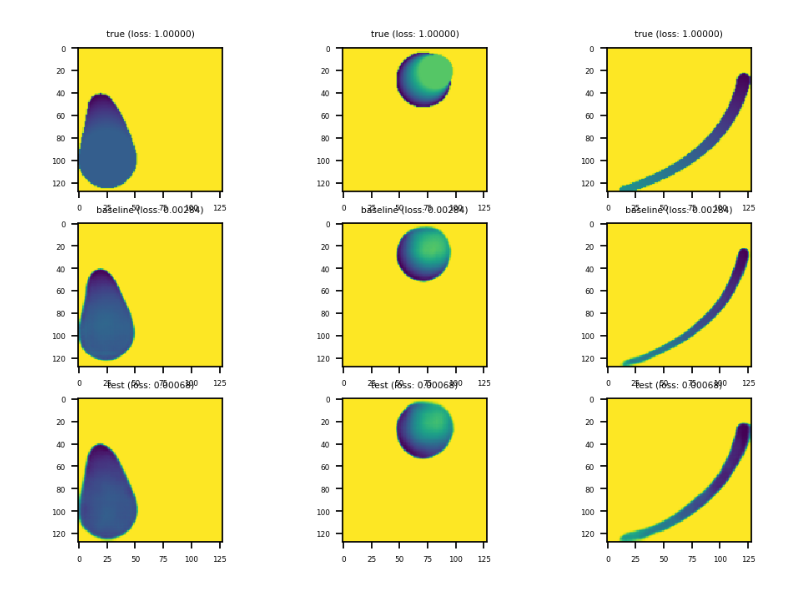
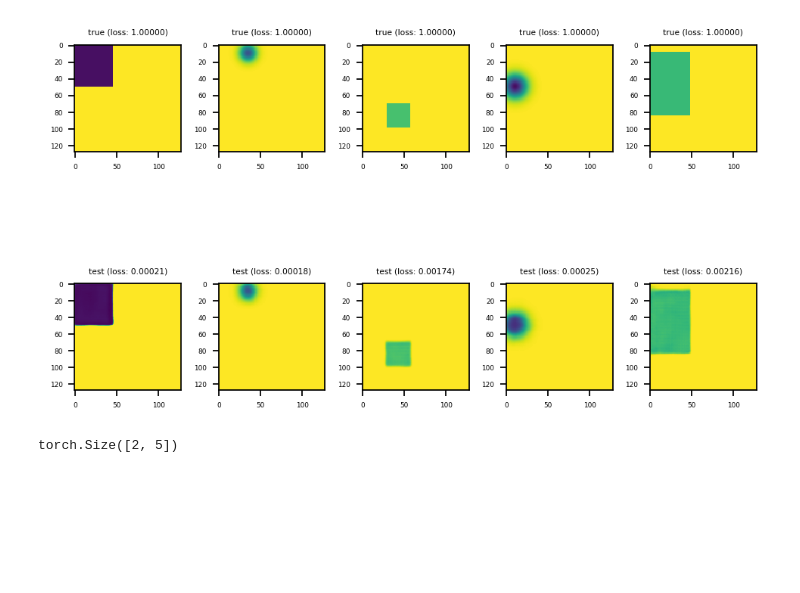
Before and after one commit to tropylium/LearningToPaint, a Jupyter notebook: baseline/renderer_test.ipynb, the cells around one changed output. Drawn from its saved outputs; the diff is of its cells as text; code cells hidden in the pictures; blank space fills up the shorter version.

Commit message:
different strokes and loss function

```diff
--- a/baseline/renderer_test.ipynb
+++ b/baseline/renderer_test.ipynb
@@ -20,0 +25,3 @@ criterion = nn.MSELoss()
+# %%
+num_plot = 5
+rand_selection = np.random.randint(0, batch_size, (3*num_plot,))
@@ -20,0 +40,7 @@ criterion = nn.MSELoss()
+# %%
+fig, axes = plt.subplots(1, gen.stroke_size(), dpi=160)
+for i in range(gen.stroke_size()):
+    data = strokes[:, i].cpu().numpy()
+    ax = axes[i]
+    ax.hist(data, bins=50)
+plt.show()
@@ -21,6 +49,6 @@ criterion = nn.MSELoss()
 # %%
 def load_model(fpath):
-    net = FCN()
+    net = FCN(gen.stroke_size())
     train_renderer.load_weights(net, fpath)
     return net
 
@@ -28,9 +56,11 @@ def test_model(net, strokes, target):
     net.eval()
     with torch.no_grad():
         output = net(strokes)
-        loss = criterion(output, target)
-    return loss, output
+        batch_size = output.shape[0]
+        total_loss = criterion(output, target)
+        losses = [criterion(output[i:i+1, ...], target[i:i+1, ...]) for i in range(batch_size)]
+    return total_loss, losses, output
 # %%
 baseline = load_model('models_renderer/renderer.pkl').to(device)
 # %%
-test = load_model('models_renderer/full_divide_gpu/model.pkl').to(device)
+test = load_model('models_renderer/squareblur_my_loss/model.pkl').to(device)
@@ -40,26 +67,26 @@ target = gen(strokes)
 # %%
-baseline_acc, baseline_output = test_model(baseline, strokes, target)
-test_acc, test_output = test_model(test, strokes, target)
-num_plot = 3
-fig, axes = plt.subplots(3,num_plot, dpi=160)
+# baseline_acc, baseline_output = test_model(baseline, strokes, target)
+total_loss, test_acc, test_output = test_model(test, strokes, target)
+print("Total Loss: ", total_loss)
+# print(test_acc[0].shape)
+fig, axes = plt.subplots(2,num_plot, dpi=160)
 plt.rcParams.update({'font.size': 4})
 plt.tight_layout()
-rand_selection = np.random.randint(0, batch_size, (num_plot,))
-for i, j in itertools.product(range(3), range(num_plot)):
+for i, j in itertools.product(range(2), range(num_plot)):
     if i == 0:
         acc = 1
         output = target
         name = "true"
+#     elif i == 1:
+#         acc = baseline_acc[j]
+#         output = baseline_output
+#         name = "baseline"
     elif i == 1:
-        acc = baseline_acc
-        output = baseline_output
-        name = "baseline"
-    elif i == 2:
-        acc = test_acc
+        acc = test_acc[j].cpu().item()
         output = test_output
         name = "test"
     ax = axes[i, j]
     ax.set_title(f"{name} (loss: {acc:1.5f})")
-    ax.imshow(output[rand_selection[j]].cpu())
+    ax.imshow(output[rand_selection[j]].cpu(), vmin=0, vmax=1)
 plt.show()
 # %% [output]
@@ -66 +94,6 @@ plt.show()
-[figure, old version]
+[figure, new version]
+# %%
+a = torch.arange(10).reshape(2,5)
+(a > 5).shape
+# %% [output]
+torch.Size([2, 5])
```
Also changed, not shown: parts of 7 cells of this notebook, 3 other files.
